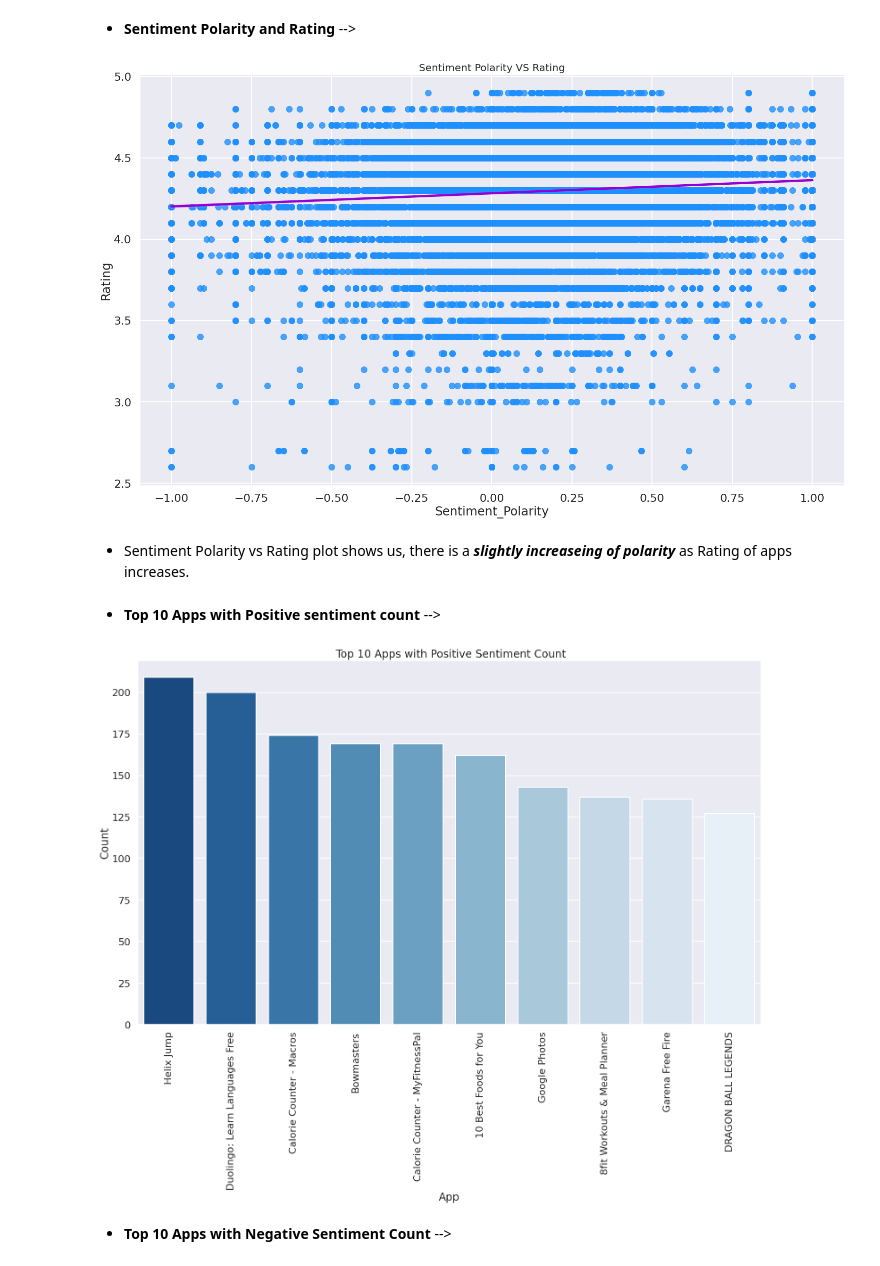
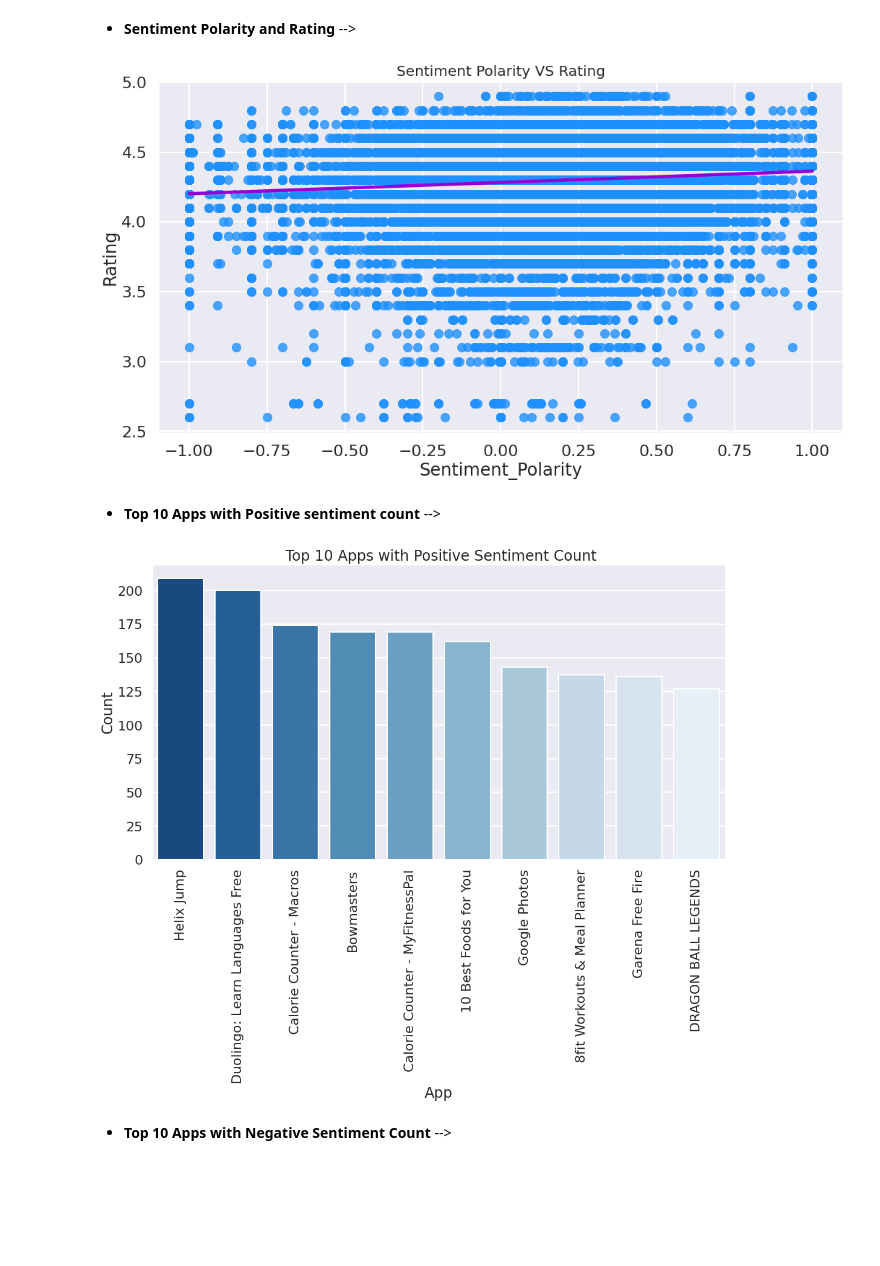
Before and after one commit to Saurabhf/Play-Store-App-Reviews-Analysis, a Jupyter notebook: Play_Store_App_Review_Analysis.ipynb, the cells around one changed output. Drawn from its saved outputs; the diff is of its cells as text; code cells hidden in the pictures; blank space fills up the shorter version.

```diff
--- a/Play_Store_App_Review_Analysis.ipynb
+++ b/Play_Store_App_Review_Analysis.ipynb
@@ -1279,25 +1279,23 @@ plt.show()
 * **Sentiment Polarity and Rating** -->
 # %%
 # Is there any relation between Sentimnet Polarity and App ratings?
-plt.rcParams['figure.figsize'] = [25, 15]
+plt.rcParams['figure.figsize'] = [17, 9]
 sentiment_polarity_rating = sns.regplot(y='Rating', x='Sentiment_Polarity', scatter_kws={"color": "dodgerblue"}, line_kws={"color": "darkviolet"}, data=merged_PSUR)
 plt.title('Sentiment Polarity VS Rating', size =20)
 plt.show()
 # %% [output]
-[figure, old version]
+[figure, new version]
-# %% [markdown]
-* Sentiment Polarity vs Rating plot shows us, there is a ***slightly increaseing of polarity*** as Rating of apps increases.
 # %% [markdown]
 * **Top 10 Apps with Positive sentiment count** -->
 # %%
 # Which top 10 apps has positive sentiments?
-plt.rcParams['figure.figsize'] = [25, 15]
+plt.rcParams['figure.figsize'] = [17, 9]
 sns.set_context('poster')
 top_positive_sentiment_apps=sns.barplot(x='App', y='Count', data= tempdf, palette= "Blues_r")
 plt.xticks(rotation=90)
 plt.title(" Top 10 Apps with Positive Sentiment Count")
 plt.show()
 # %% [output]
-[figure, old version]
+[figure, new version]
 # %% [markdown]
 * **Top 10 Apps with Negative Sentiment Count** -->
```
Also changed, not shown: parts of 4 cells of this notebook.
